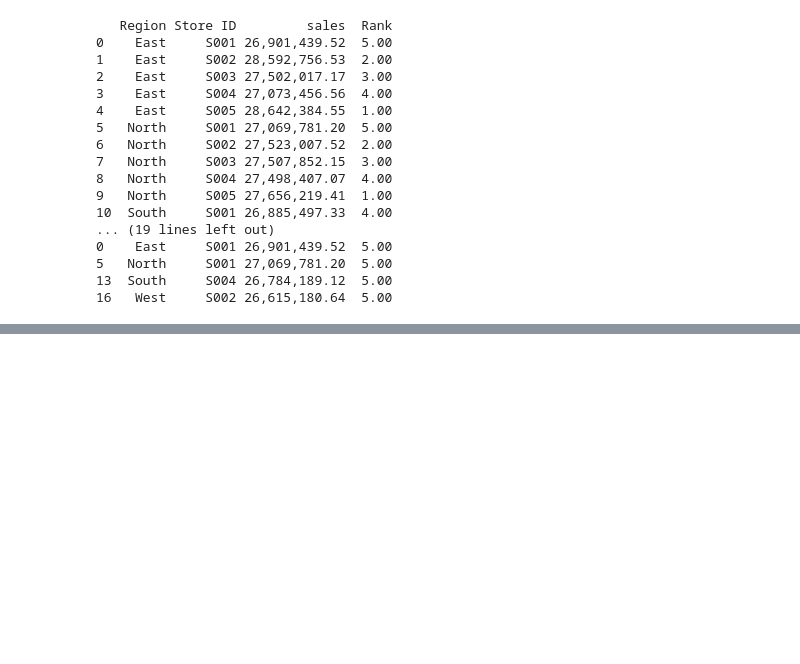
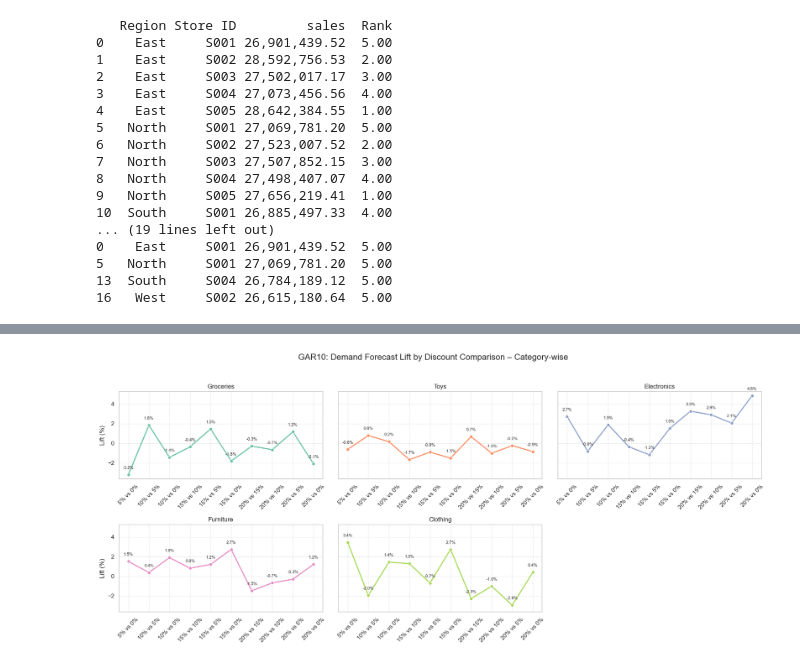
Before and after one commit to Abhijeeth7/Retail-Store-Inventory-Forecasting-Data-Analysis, a Jupyter notebook: Python_file/Retail-Store-Data-Analysis.ipynb, the cells around one changed output, grey strips where cells are left out. Saved outputs shown, nothing was run; the diff lists cells and outputs as text; code cells hidden in the pictures; blank space fills up the shorter version.

```diff
--- a/Python_file/Retail-Store-Data-Analysis.ipynb
+++ b/Python_file/Retail-Store-Data-Analysis.ipynb
@@ -1279,0 +1453,45 @@ print(bottom_stores)
+# %%
+# GAR10 visualization
+
+# Set up the layout
+categories = lift_summary['Category'].unique()
+n = len(categories)
+cols = 3
+rows = (n + cols - 1) // cols  # auto-adjust rows
+fig, axes = plt.subplots(rows, cols, figsize=(6 * cols, 4 * rows), sharey=True)
+axes = axes.flatten()
+
+# Plot each category separately
+for i, cat in enumerate(categories):
+    cat_df = lift_summary[lift_summary['Category'] == cat]
+    ax = axes[i]
+
+    sns.lineplot(
+        data=cat_df,
+        x='Comparison',
+        y='Lift (%)',
+        marker='o',
+        ax=ax,
+        linewidth=2,
+        color=sns.color_palette('Set2')[i % 8]
+    )
+
+    # Annotate each point
+    for xi, yi in zip(cat_df['Comparison'], cat_df['Lift (%)']):
+        ax.text(xi, yi + 0.5, f"{yi:.1f}%", ha='center', va='bottom', fontsize=8)
+
+    ax.set_title(f"{cat}", fontsize=12)
+    ax.set_xlabel('')
+    ax.set_ylabel('Lift (%)')
+    ax.tick_params(axis='x', rotation=45)
+    ax.grid(True, linestyle='--', alpha=0.5)
+
+# Remove unused subplots
+for j in range(i + 1, len(axes)):
+    fig.delaxes(axes[j])
+
+plt.suptitle('GAR10: Demand Forecast Lift by Discount Comparison – Category-wise', fontsize=16)
+plt.tight_layout(rect=[0, 0, 1, 0.95])
+plt.show()
+# %% [output]
+[figure, added]
```
Also changed, not shown: parts of 17 cells of this notebook, 15 other files.
